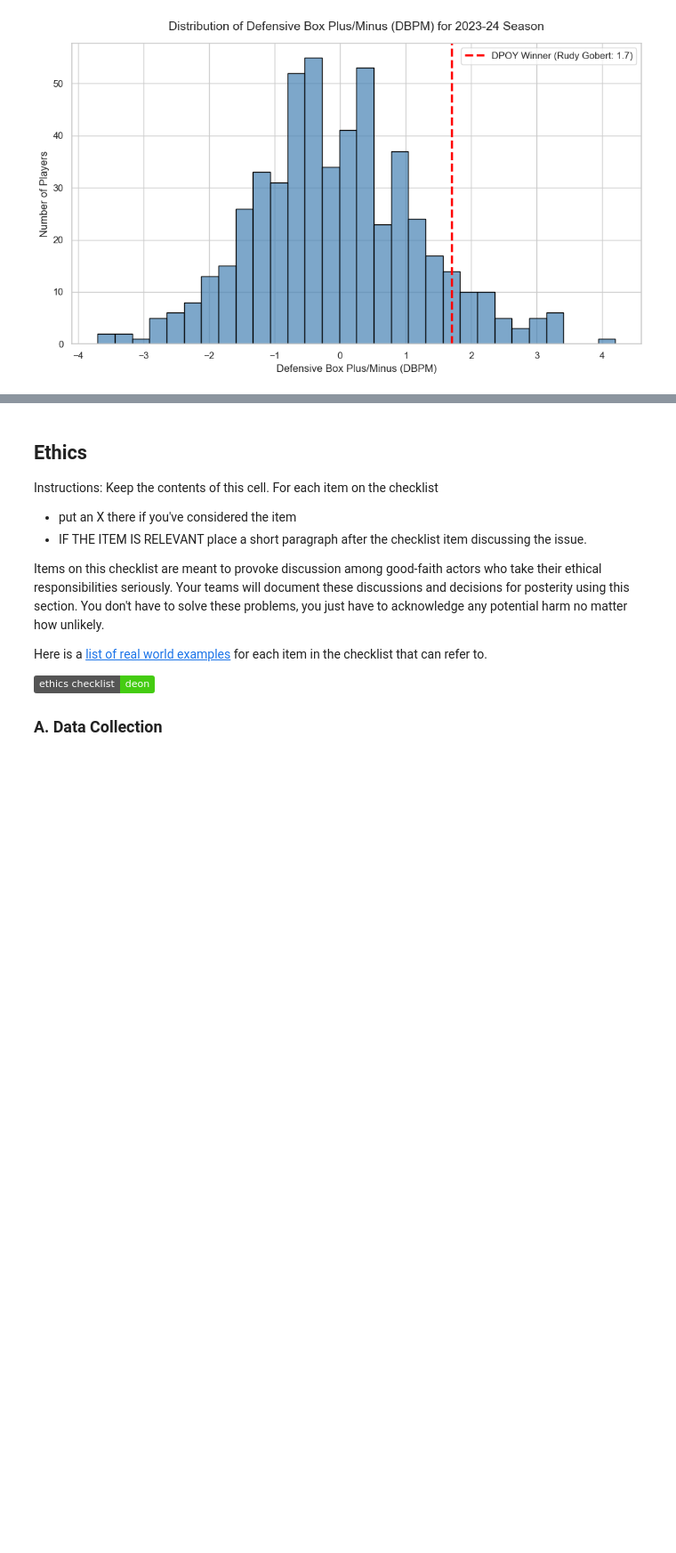
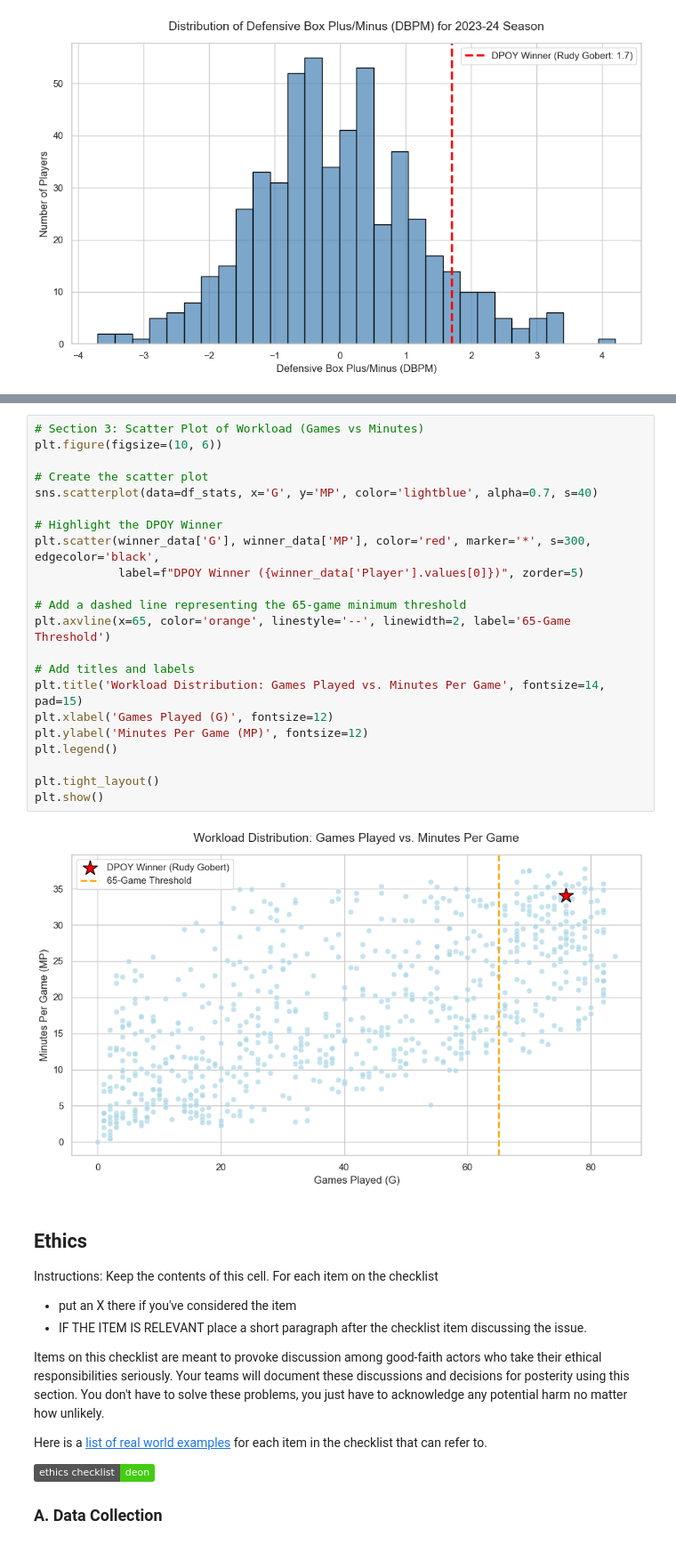
Before and after one commit to COGS108/Group004_WI26, a Jupyter notebook: 02-EDACheckpoint.ipynb, the cells around one changed output, grey strips where cells are left out. Shown at 89% size. Saved outputs shown, nothing was run; the diff lists cells and outputs as text; badges without logos; blank space fills up the shorter version.

```diff
--- a/02-EDACheckpoint.ipynb
+++ b/02-EDACheckpoint.ipynb
@@ -387,3 +418,27 @@ Some more words and stuff.  Remember notebooks work best if you interleave the c
+# %%
+# Section 3: Scatter Plot of Workload (Games vs Minutes)
+plt.figure(figsize=(10, 6))
+
+# Create the scatter plot
+sns.scatterplot(data=df_stats, x='G', y='MP', color='lightblue', alpha=0.7, s=40)
+
+# Highlight the DPOY Winner
+plt.scatter(winner_data['G'], winner_data['MP'], color='red', marker='*', s=300, edgecolor='black',
+            label=f"DPOY Winner ({winner_data['Player'].values[0]})", zorder=5)
+
+# Add a dashed line representing the 65-game minimum threshold
+plt.axvline(x=65, color='orange', linestyle='--', linewidth=2, label='65-Game Threshold')
+
+# Add titles and labels
+plt.title('Workload Distribution: Games Played vs. Minutes Per Game', fontsize=14, pad=15)
+plt.xlabel('Games Played (G)', fontsize=12)
+plt.ylabel('Minutes Per Game (MP)', fontsize=12)
+plt.legend()
+
+plt.tight_layout()
+plt.show()
+# %% [output]
+[figure, added]
 # %% [markdown]
 ## Ethics
 
```
Also changed, not shown: parts of 6 cells of this notebook.
